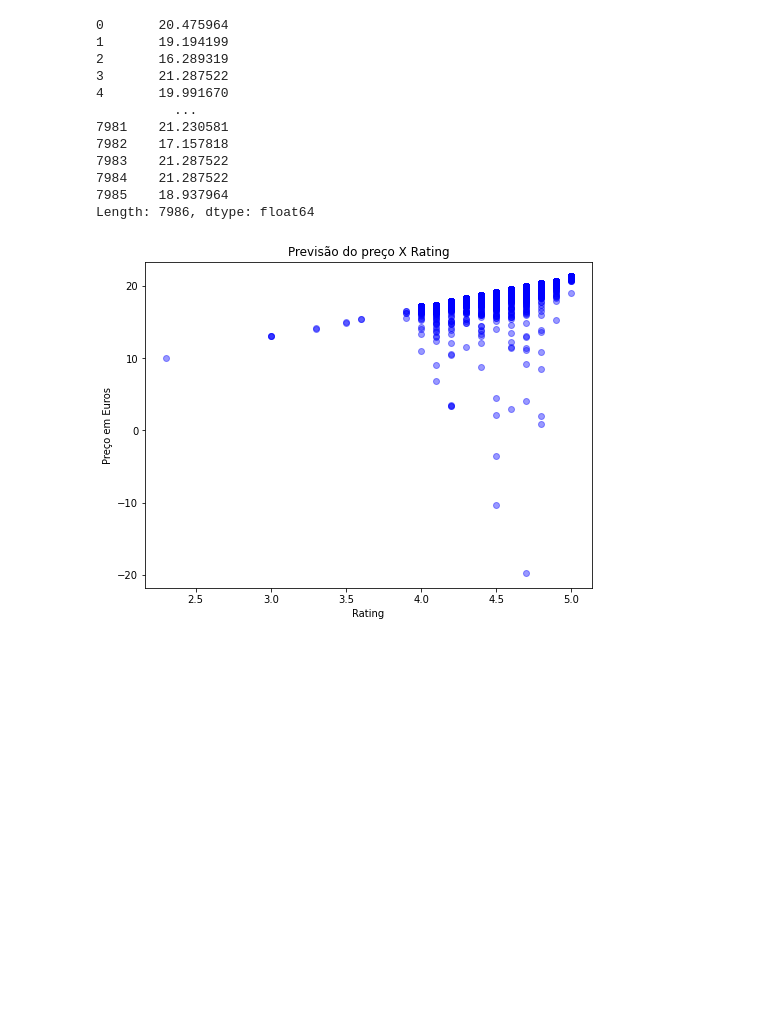
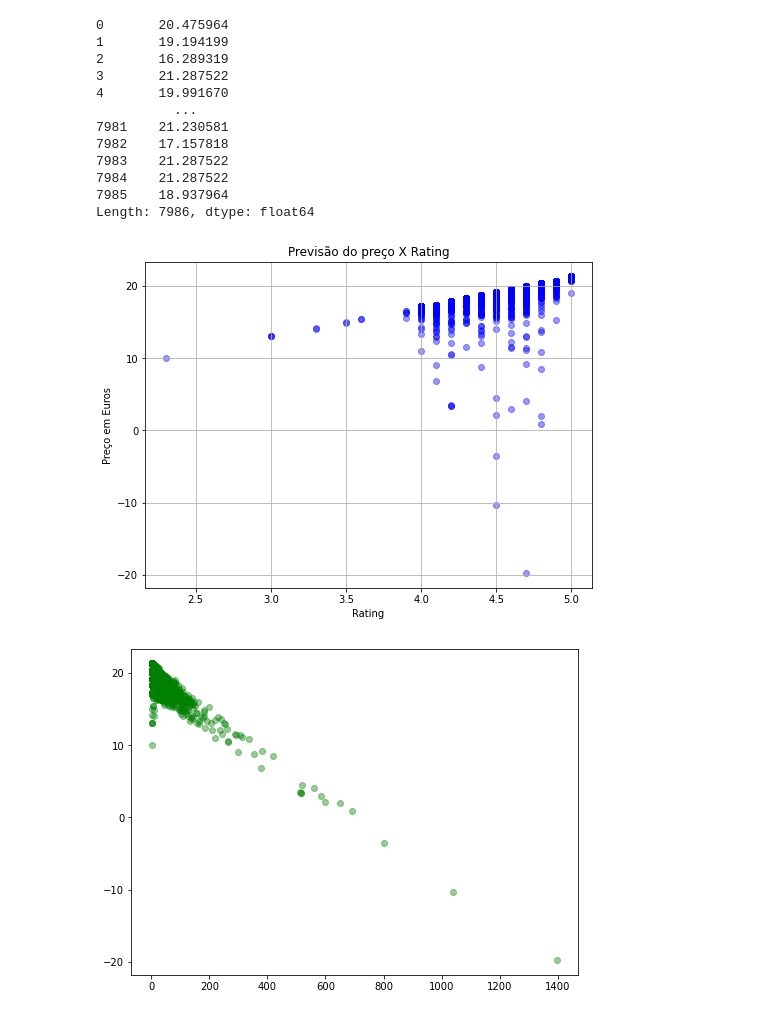
Before and after one commit to betomansur/projeto-2, a Jupyter notebook: Principal.ipynb, the cells around one changed output. Cells and saved outputs as stored; diff of their text form; code cells hidden in the pictures; blank space fills up the shorter version.

```diff
--- a/Principal.ipynb
+++ b/Principal.ipynb
@@ -75,0 +97,19 @@ plt.show()
+# %%
+dados.columns
+x = dados[['number_of_reviews', 'rating']]
+y = dados[["price (£)"]]
+x_train, x_test, y_train, y_test = train_test_split(x, y, test_size = 0.3)
+model = LinearRegression()
+model.fit(x_train, y_train)
+print(model.coef_)
+print(model.intercept_)
+predictions = model.predict(x_test)
+
+
+plt.scatter(y_test, predictions)
+plt.show()
+plt.hist(y_test - predictions)
+plt.show()
+
+metrics.mean_absolute_error(y_test, predictions)
+metrics.mean_squared_error(y_test, predictions)
@@ -138,10 +184,16 @@ Length: 7986, dtype: float64
 # %%
 plt.figure(figsize = (8,6))
 plt.scatter(dados.rating,resultados.predict(), c='blue', alpha=0.4)
 plt.title('Previsão do preço X Rating')
+plt.grid(True)
 plt.xlabel('Rating')
 plt.ylabel('Preço em Euros')
 
+plt.figure(figsize = (8,6))
+plt.scatter(dados.number_of_reviews,resultados.predict(), c='green', alpha=0.4)
+
+
 plt.show()
 # %% [output]
-[figure, old version]
+[figure, new version]
+[figure, added]
```
Also changed, not shown: parts of 6 cells of this notebook.
